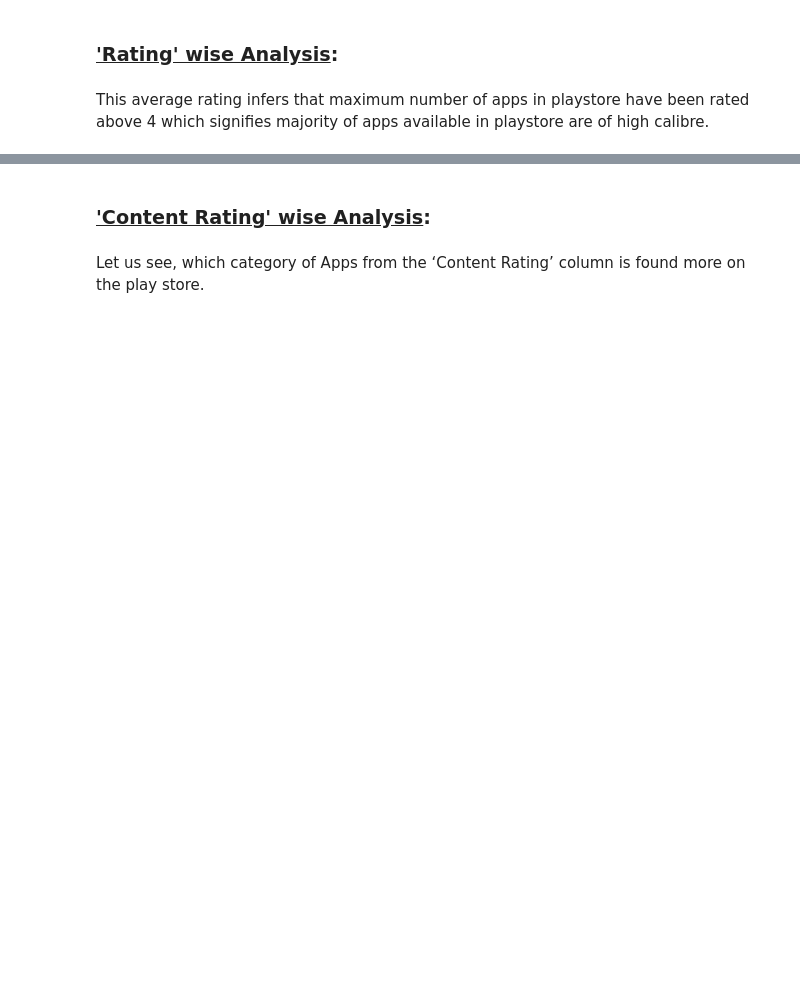
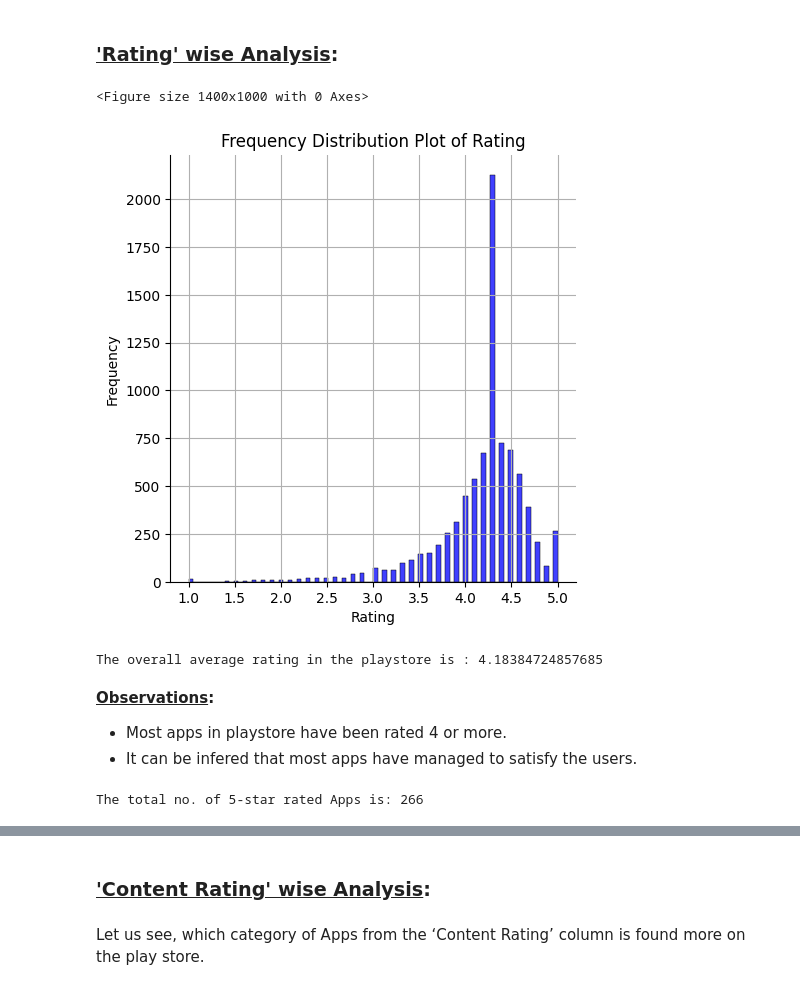
Before and after one commit to aviralsingh2907/PlayStore-App-Review-Analysis, a Jupyter notebook: EDA_Play_Store_App_Review_Analysis.ipynb, the cells around one changed output, grey strips where cells are left out. Saved outputs shown, nothing was run; the diff lists cells and outputs as text; code cells hidden in the pictures; blank space fills up the shorter version.

```diff
--- a/EDA_Play_Store_App_Review_Analysis.ipynb
+++ b/EDA_Play_Store_App_Review_Analysis.ipynb
@@ -449,16 +526,21 @@ Among Top 10 Categories Family (31%), Games (15%) And Tools (13%) Contribute The
 # %% [markdown]
 ### <b><u>'Rating' wise Analysis</u>:</b>
 # %%
-# ploting distribution graph for Rating
-plt.figure(figsize=(14,5))
-sns.distplot(play_store_df['Rating'],color = 'blue')
+# Ploting Frequency Distribution graph for 'Rating':
+
+plt.figure(figsize=(14,10))
+sns.displot(playstore_df['Rating'], color ='blue')
 plt.grid()
 plt.xlabel("Rating")
 plt.ylabel("Frequency")
-plt.title('Distribution Plot Of Rating')
+plt.title('Frequency Distribution Plot of Rating')
 plt.show()
+# %% [output]
+<Figure size 1400x1000 with 0 Axes>
+[figure, added]
 # %%
-#calculating the average rating
-print('The average rating in the playstore is',play_store_df['Rating'].mean())
+# Calculating the Average Rating:
+
+print('The overall average rating in the playstore is :', playstore_df['Rating'].mean())
+# %% [output]
+The overall average rating in the playstore is : 4.18384724857685
-# %% [markdown]
-This average rating infers that maximum number of apps in playstore have been rated above 4 which signifies majority of apps available in playstore are of high calibre.
@@ -469 +547,13 @@ five_star_rating_apps['App'].nunique()
+# %% [markdown]
+<b><u>Observations</u>:</b>
+* Most apps in playstore have been rated 4 or more.
+* It can be infered that most apps have managed to satisfy the users.
+# %%
+# App-Count of 5-Star Rated Apps:
+
+five_star_rated_apps = playstore_df[playstore_df['Rating']==5]
+five_star_rated_apps['App'].nunique()
+print(f"The total no. of 5-star rated Apps is: {five_star_rated_apps['App'].nunique()}")
+# %% [output]
+The total no. of 5-star rated Apps is: 266
 # %%
```
Also changed, not shown: parts of 59 cells of this notebook.
